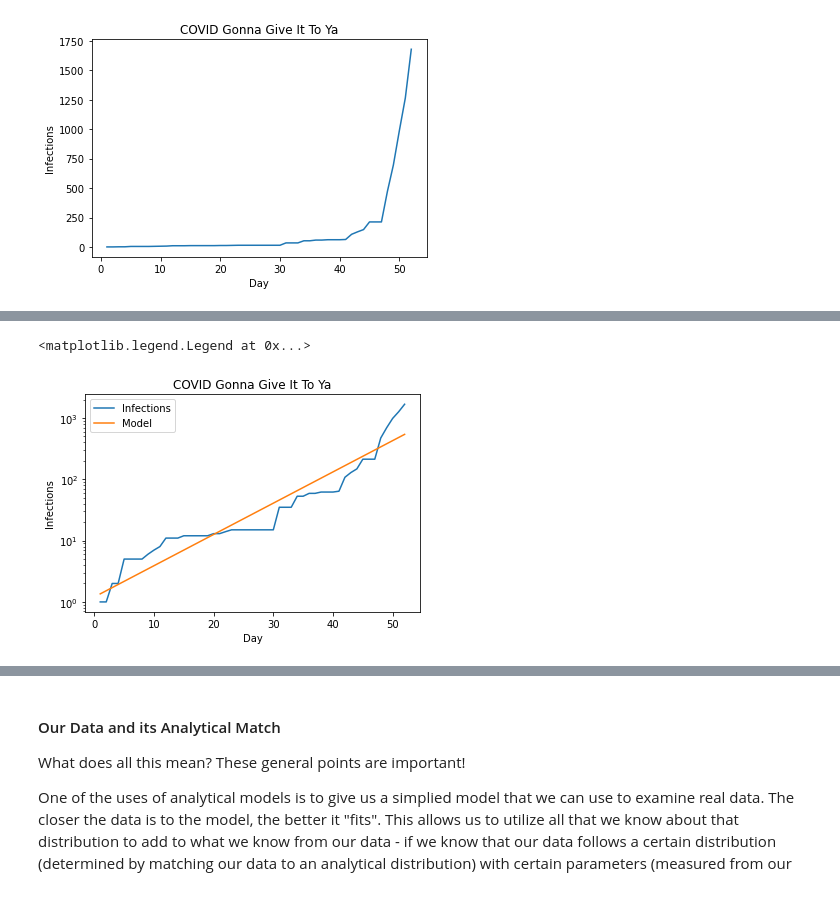
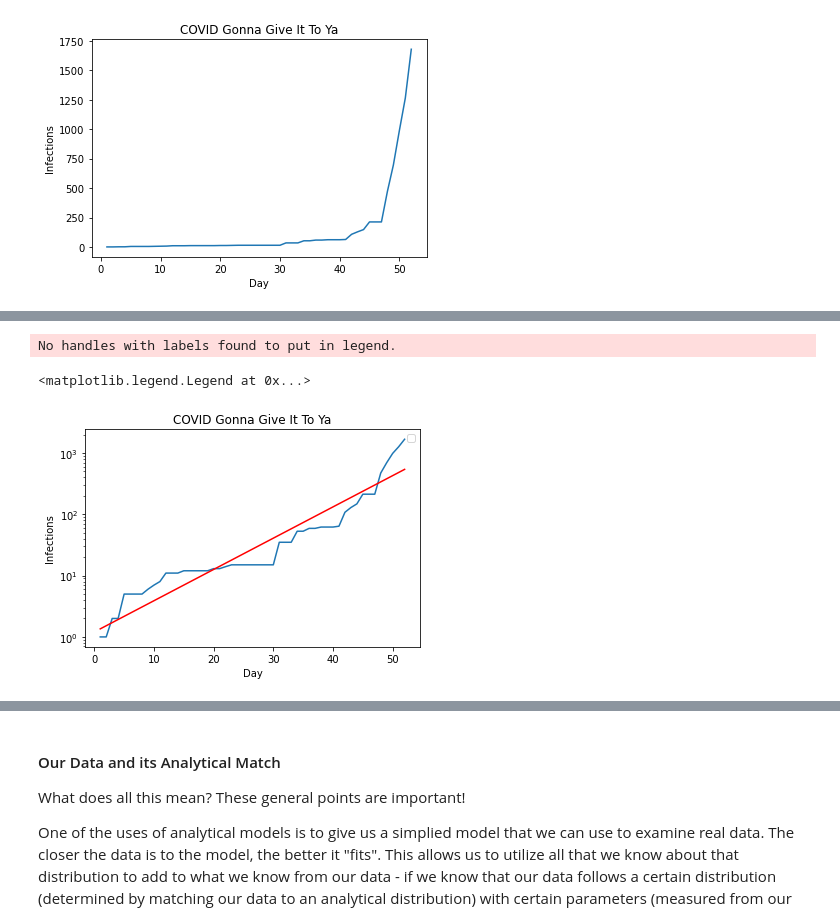
Before and after one commit to zareeiant/Basic_Stats_in_Python_Student_Workbooks, a Jupyter notebook: 007_DistributionsExample.ipynb, the cells around one changed output, grey strips where cells are left out. Drawn from its saved outputs; the diff is of its cells as text; code cells hidden in the pictures.

```diff
--- a/007_DistributionsExample.ipynb
+++ b/007_DistributionsExample.ipynb
@@ -115,12 +224,11 @@ print(b)
 # %%
 #Show best fit line on graph.
-plt.plot(df["Day"], df["Infections"], label="Infections")
-plt.xlabel('Day')
-plt.ylabel('Infections')
 plt.title('COVID Gonna Give It To Ya')
+sns.lineplot(data=df, x="Day", y="Infections")
+sns.lineplot(x=x, y=y_fit, color="red")
 plt.yscale('log')
-plt.plot(x, y_fit, label="Model")
 plt.legend()
 # %% [output]
-<matplotlib.legend.Legend at 0x...>
+No handles with labels found to put in legend.
+<matplotlib.legend.Legend at 0x...>
-[figure, old version]
+[figure, new version]
```
Also changed, not shown: parts of 41 cells of this notebook.
